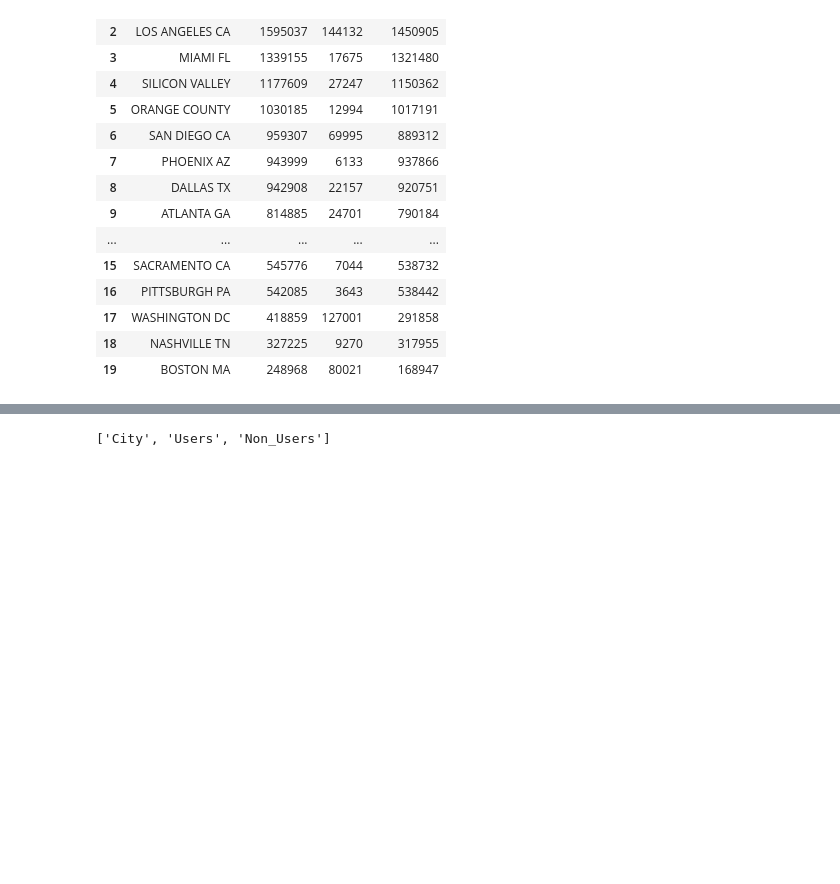
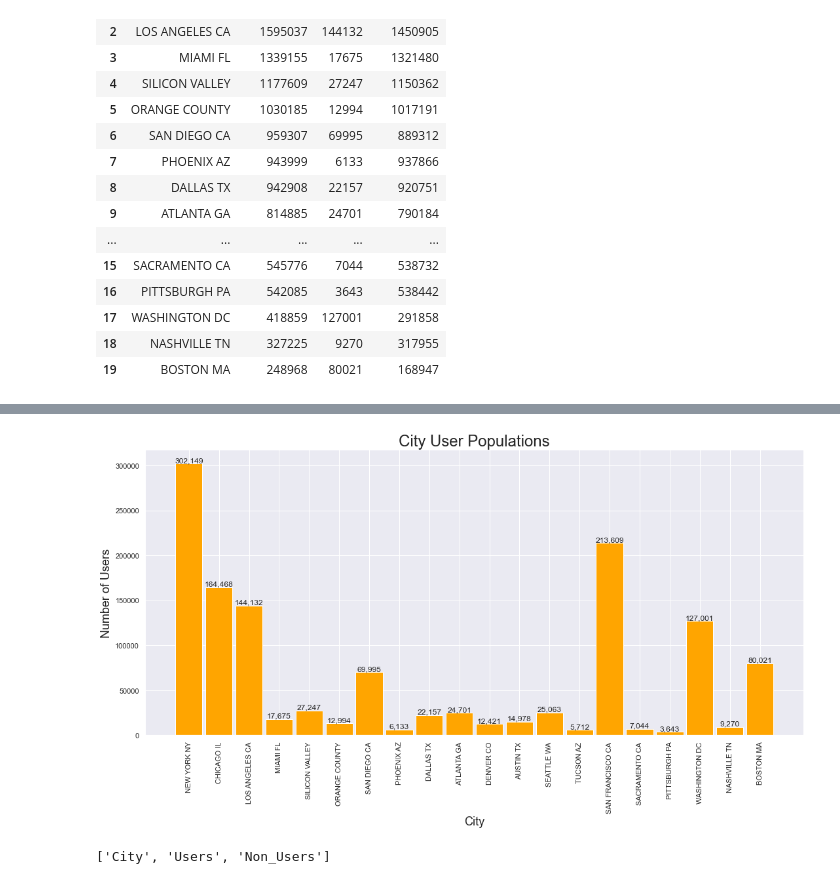
Before and after one commit to JeffersonTPelera/DataGlacier, a Jupyter notebook: week2/EDA.ipynb, the cells around one changed output, grey strips where cells are left out. Saved outputs shown, nothing was run; the diff lists cells and outputs as text; code cells hidden in the pictures; blank space fills up the shorter version.

```diff
--- a/week2/G2M.ipynb
+++ b/week2/EDA.ipynb
@@ -160,3 +148,19 @@ plt.show()
+# %%
+fig, ax = plt.subplots(figsize=(18, 8))
+plt.ticklabel_format(style='plain')
+plt.bar(city_users['City'], city_users['Users'], .9, color="orange")
+
+container = ax.containers[0]
+ax.bar_label(container, labels=[f'{x:,.0f}' for x in container.datavalues])
+plt.xticks(rotation = 90)
+
+plt.title('City User Populations',  fontsize = 24)
+plt.xlabel('City', fontsize = 18)
+plt.ylabel('Number of Users', fontsize = 18)
+
+plt.show()
+# %% [output]
+[figure, added]
 # %%
 city_perc = pd.DataFrame(city_users)
 city_perc.drop(['Population'], axis=1, inplace=True)
```
Also changed, not shown: parts of 61 cells of this notebook, 2 other files.
